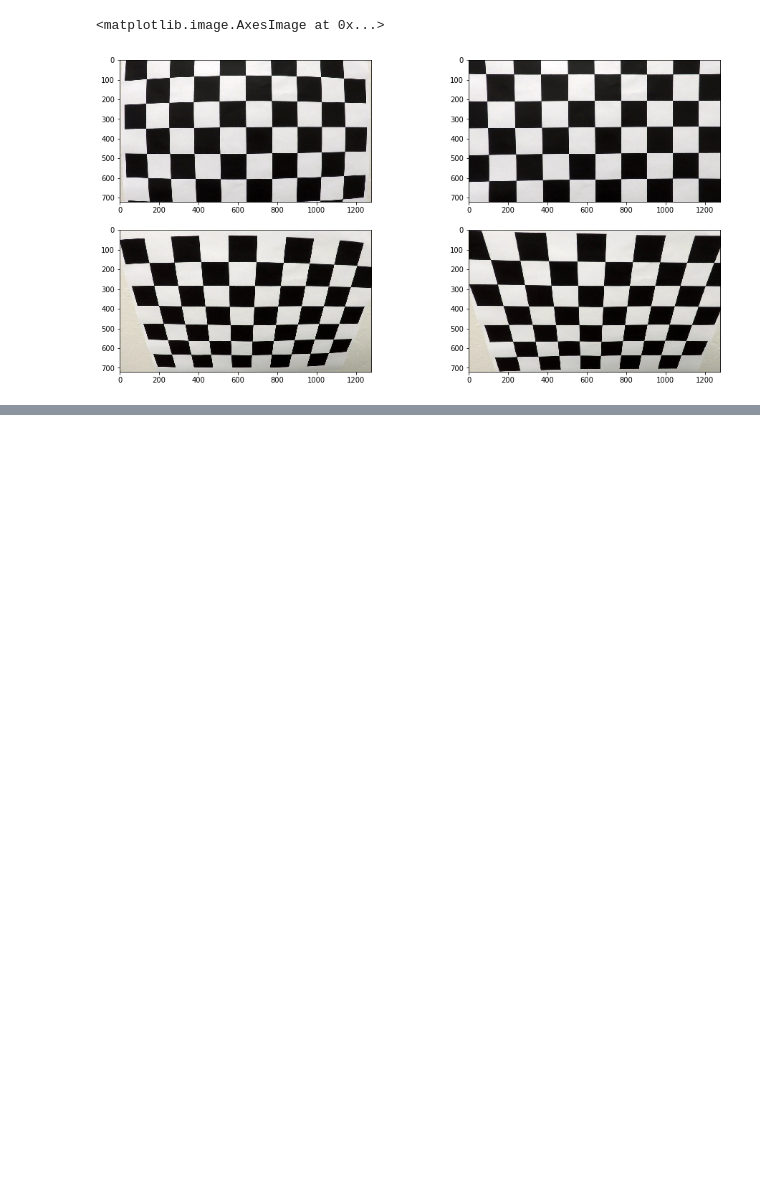
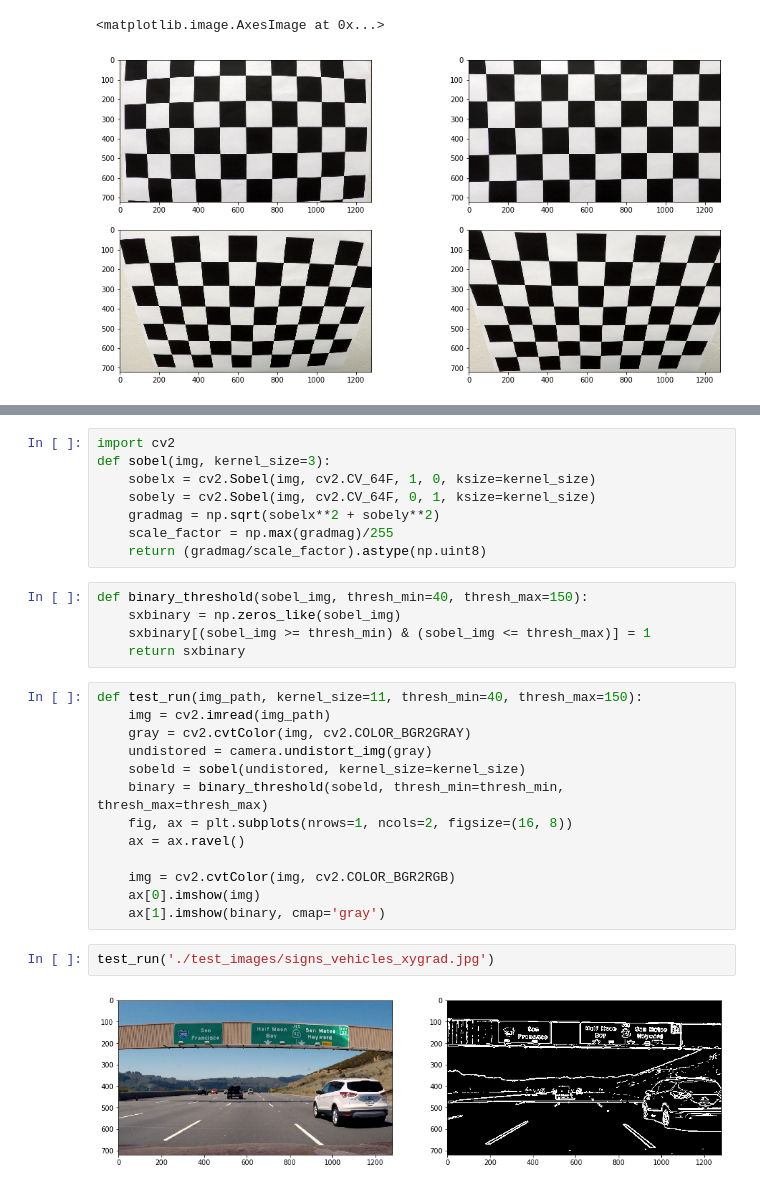
Before and after one commit to kevinwestern/CarND-Advanced-Lane-Lines, a Jupyter notebook: lane-finder.ipynb, the cells around one changed output, grey strips where cells are left out. Cells and saved outputs as stored; diff of their text form; blank space fills up the shorter version.

```diff
--- a/lane-finder.ipynb
+++ b/lane-finder.ipynb
@@ -72,0 +110,30 @@ ax[3].imshow(undistored_test_img2)
+# %%
+import cv2
+def sobel(img, kernel_size=3):
+    sobelx = cv2.Sobel(img, cv2.CV_64F, 1, 0, ksize=kernel_size)
+    sobely = cv2.Sobel(img, cv2.CV_64F, 0, 1, ksize=kernel_size)
+    gradmag = np.sqrt(sobelx**2 + sobely**2)
+    scale_factor = np.max(gradmag)/255
+    return (gradmag/scale_factor).astype(np.uint8)
+# %%
+def binary_threshold(sobel_img, thresh_min=40, thresh_max=150):
+    sxbinary = np.zeros_like(sobel_img)
+    sxbinary[(sobel_img >= thresh_min) & (sobel_img <= thresh_max)] = 1
+    return sxbinary
+# %%
+def test_run(img_path, kernel_size=11, thresh_min=40, thresh_max=150):
+    img = cv2.imread(img_path)
+    gray = cv2.cvtColor(img, cv2.COLOR_BGR2GRAY)
+    undistored = camera.undistort_img(gray)
+    sobeld = sobel(undistored, kernel_size=kernel_size)
+    binary = binary_threshold(sobeld, thresh_min=thresh_min, thresh_max=thresh_max)
+    fig, ax = plt.subplots(nrows=1, ncols=2, figsize=(16, 8))
+    ax = ax.ravel()
+
+    img = cv2.cvtColor(img, cv2.COLOR_BGR2RGB)
+    ax[0].imshow(img)
+    ax[1].imshow(binary, cmap='gray')
+# %%
+test_run('./test_images/signs_vehicles_xygrad.jpg')
+# %% [output]
+[figure, added]
```
Also changed, not shown: parts of 3 cells of this notebook.
